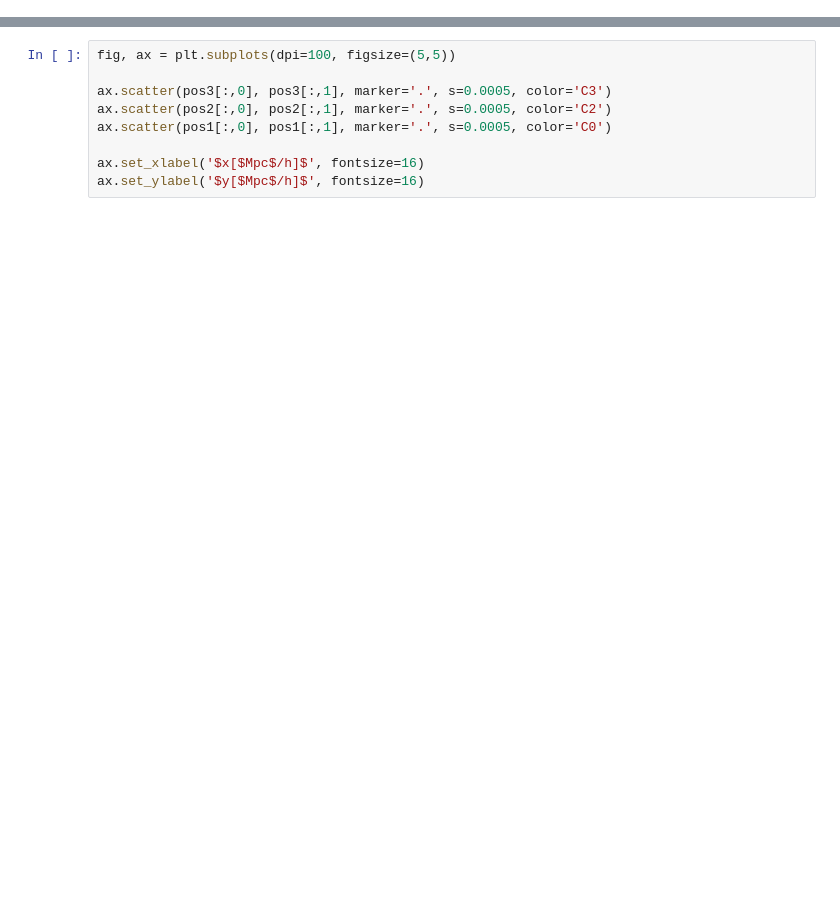
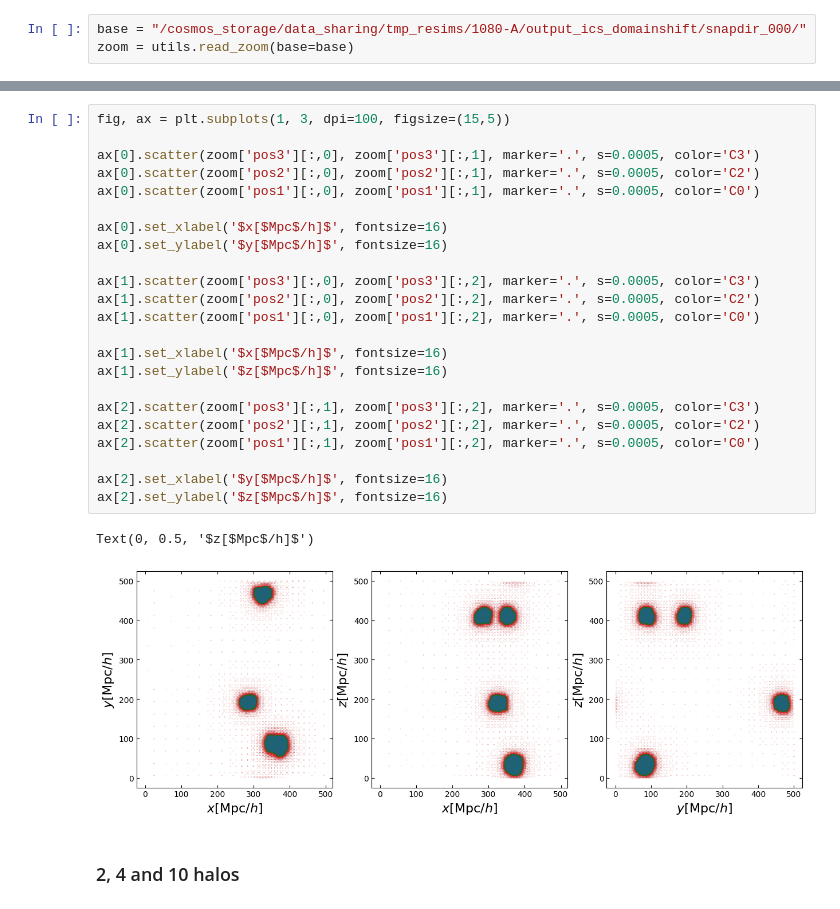
Before and after one commit to fgmaion/MTNG-resims, a Jupyter notebook: Notebooks/zoom_ICs_test_June_12.ipynb, the cells around one changed output, grey strips where cells are left out. Cells and saved outputs as stored; diff of their text form; blank space fills up the shorter version.

Commit message:
Have begun tests with evolved simulation of the 2-halo selection

```diff
--- a/Notebooks/zoom_ICs_test_June_12.ipynb
+++ b/Notebooks/zoom_ICs_test_June_12.ipynb
@@ -79,0 +58,3 @@ Text(0, 0.5, '$y[$Mpc$/h]$')
+# %%
+base = "/cosmos_storage/data_sharing/tmp_resims/1080-A/output_ics_domainshift/snapdir_000/"
+zoom = utils.read_zoom(base=base)
@@ -80,9 +79,28 @@ Text(0, 0.5, '$y[$Mpc$/h]$')
 # %%
-fig, ax = plt.subplots(dpi=100, figsize=(5,5))
+fig, ax = plt.subplots(1, 3, dpi=100, figsize=(15,5))
 
-ax.scatter(pos3[:,0], pos3[:,1], marker='.', s=0.0005, color='C3')
-ax.scatter(pos2[:,0], pos2[:,1], marker='.', s=0.0005, color='C2')
-ax.scatter(pos1[:,0], pos1[:,1], marker='.', s=0.0005, color='C0')
+ax[0].scatter(zoom['pos3'][:,0], zoom['pos3'][:,1], marker='.', s=0.0005, color='C3')
+ax[0].scatter(zoom['pos2'][:,0], zoom['pos2'][:,1], marker='.', s=0.0005, color='C2')
+ax[0].scatter(zoom['pos1'][:,0], zoom['pos1'][:,1], marker='.', s=0.0005, color='C0')
 
-ax.set_xlabel('$x[$Mpc$/h]$', fontsize=16)
-ax.set_ylabel('$y[$Mpc$/h]$', fontsize=16)
+ax[0].set_xlabel('$x[$Mpc$/h]$', fontsize=16)
+ax[0].set_ylabel('$y[$Mpc$/h]$', fontsize=16)
+
+ax[1].scatter(zoom['pos3'][:,0], zoom['pos3'][:,2], marker='.', s=0.0005, color='C3')
+ax[1].scatter(zoom['pos2'][:,0], zoom['pos2'][:,2], marker='.', s=0.0005, color='C2')
+ax[1].scatter(zoom['pos1'][:,0], zoom['pos1'][:,2], marker='.', s=0.0005, color='C0')
+
+ax[1].set_xlabel('$x[$Mpc$/h]$', fontsize=16)
+ax[1].set_ylabel('$z[$Mpc$/h]$', fontsize=16)
+
+ax[2].scatter(zoom['pos3'][:,1], zoom['pos3'][:,2], marker='.', s=0.0005, color='C3')
+ax[2].scatter(zoom['pos2'][:,1], zoom['pos2'][:,2], marker='.', s=0.0005, color='C2')
+ax[2].scatter(zoom['pos1'][:,1], zoom['pos1'][:,2], marker='.', s=0.0005, color='C0')
+
+ax[2].set_xlabel('$y[$Mpc$/h]$', fontsize=16)
+ax[2].set_ylabel('$z[$Mpc$/h]$', fontsize=16)
+# %% [output]
+Text(0, 0.5, '$z[$Mpc$/h]$')
+[figure, added]
+# %% [markdown]
+### 2, 4 and 10 halos
```
Also changed, not shown: parts of 9 cells of this notebook, 2 other files.
